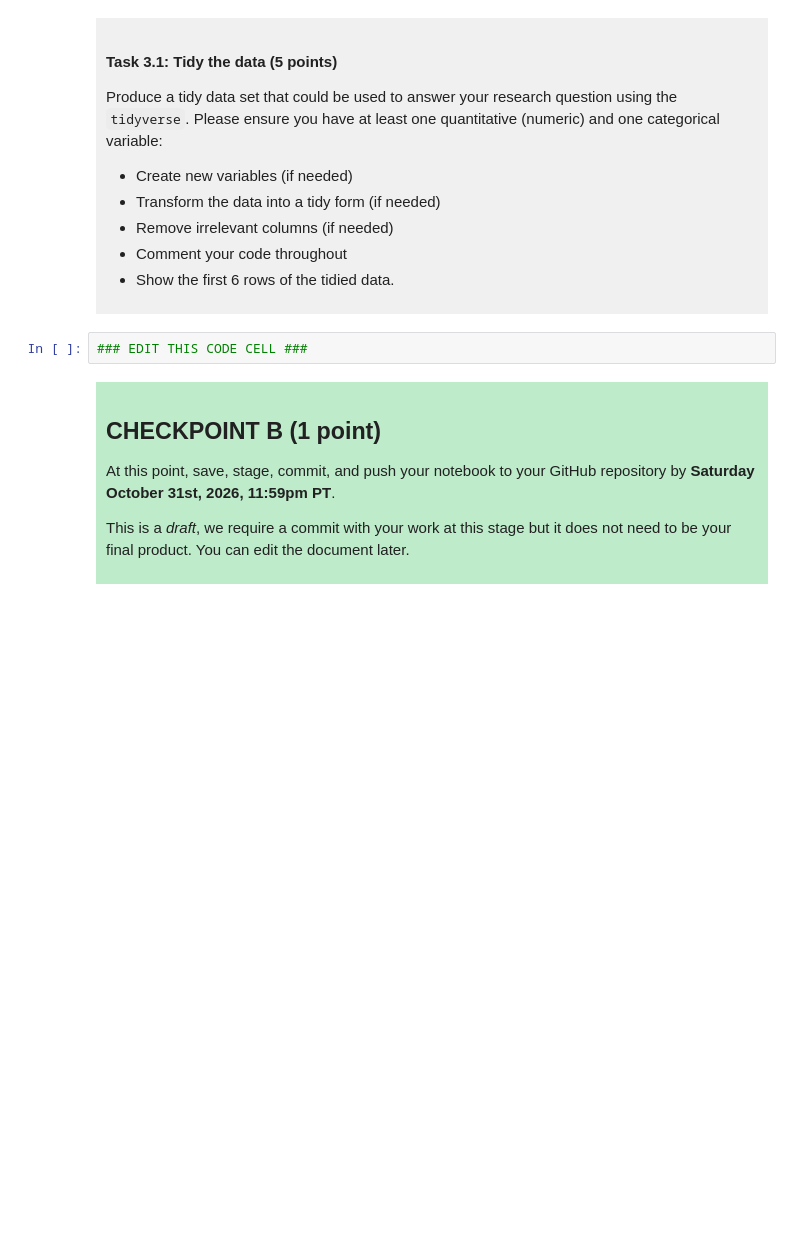
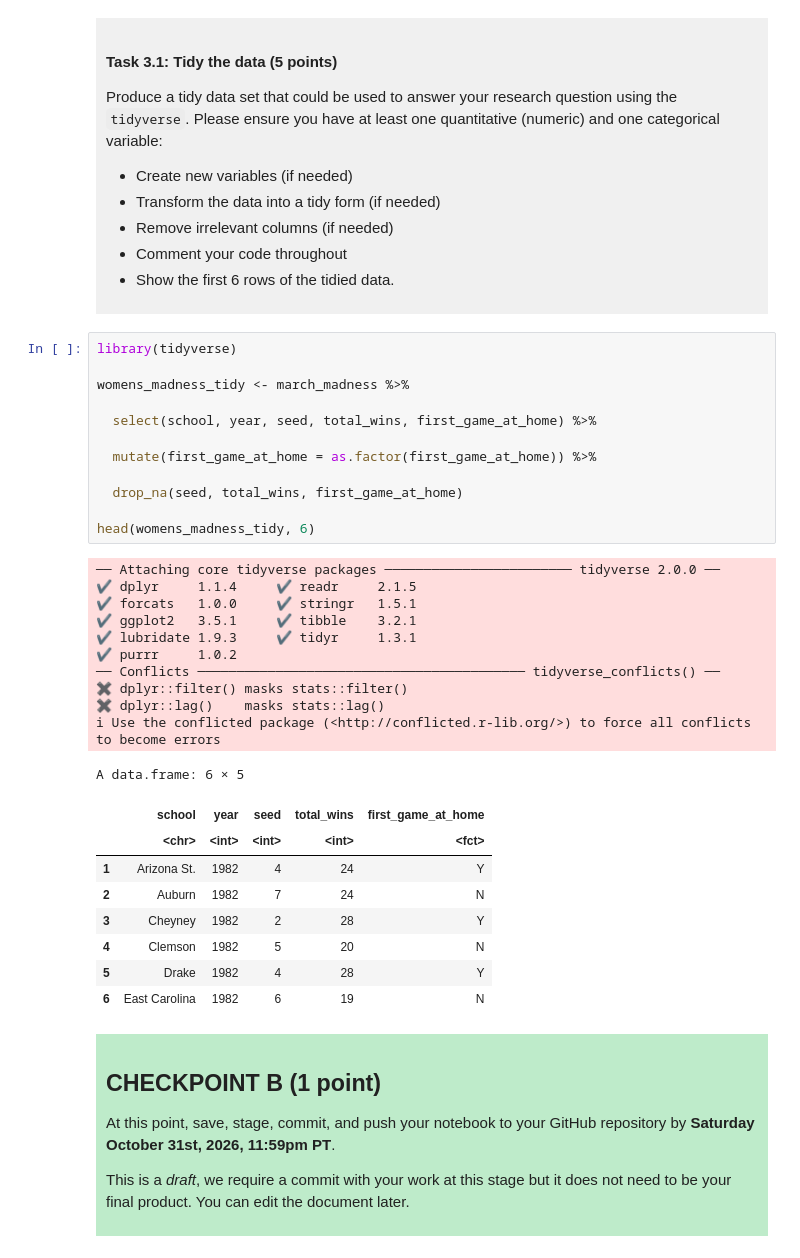
Before and after one commit to yuanyixinyancy2025-tech/dsci-100-project-yixin-yuan, a Jupyter notebook: dsci-100-project-notebook.ipynb, the cells around one changed output. Cells and saved outputs as stored; diff of their text form; blank space fills up the shorter version.

```diff
--- a/dsci-100-project-notebook.ipynb
+++ b/dsci-100-project-notebook.ipynb
@@ -189,7 +202,37 @@ Produce a tidy data set that could be used to answer your research question usin
 
 </div>
 # %%
-### EDIT THIS CODE CELL ###
+library(tidyverse)
+
+womens_madness_tidy <- march_madness %>%
+
+  select(school, year, seed, total_wins, first_game_at_home) %>%
+
+  mutate(first_game_at_home = as.factor(first_game_at_home)) %>%
+
+  drop_na(seed, total_wins, first_game_at_home)
+
+head(womens_madness_tidy, 6)
+# %% [output]
+── Attaching core tidyverse packages ──────────────────────── tidyverse 2.0.0 ──
+✔ dplyr     1.1.4     ✔ readr     2.1.5
+✔ forcats   1.0.0     ✔ stringr   1.5.1
+✔ ggplot2   3.5.1     ✔ tibble    3.2.1
+✔ lubridate 1.9.3     ✔ tidyr     1.3.1
+✔ purrr     1.0.2
+── Conflicts ────────────────────────────────────────── tidyverse_conflicts() ──
+✖ dplyr::filter() masks stats::filter()
+✖ dplyr::lag()    masks stats::lag()
+ℹ Use the conflicted package (<http://conflicted.r-lib.org/>) to force all conflicts to become errors
+A data.frame: 6 × 5
+|  | school | year | seed | total_wins | first_game_at_home |
+|  | <chr> | <int> | <int> | <int> | <fct> |
+| 1 | Arizona St. | 1982 | 4 | 24 | Y |
+| 2 | Auburn | 1982 | 7 | 24 | N |
+| 3 | Cheyney | 1982 | 2 | 28 | Y |
+| 4 | Clemson | 1982 | 5 | 20 | N |
+| 5 | Drake | 1982 | 4 | 28 | Y |
+| 6 | East Carolina | 1982 | 6 | 19 | N |
 # %% [markdown]
 <div style="background-color: #beebca; padding: 10px;">
 
```
Also changed, not shown: parts of 3 cells of this notebook.
